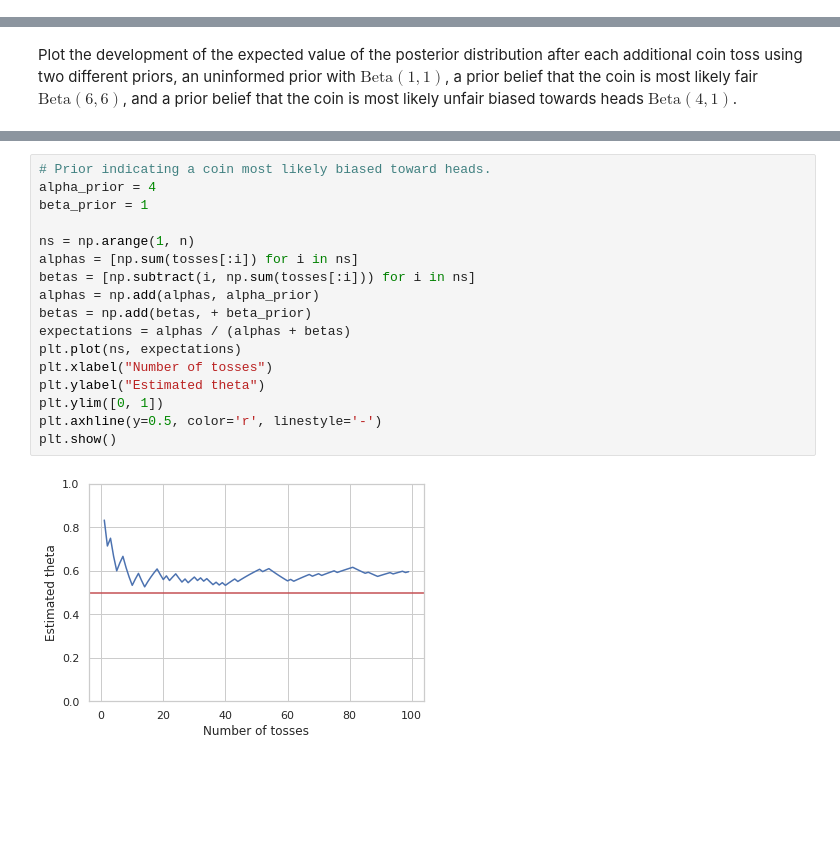
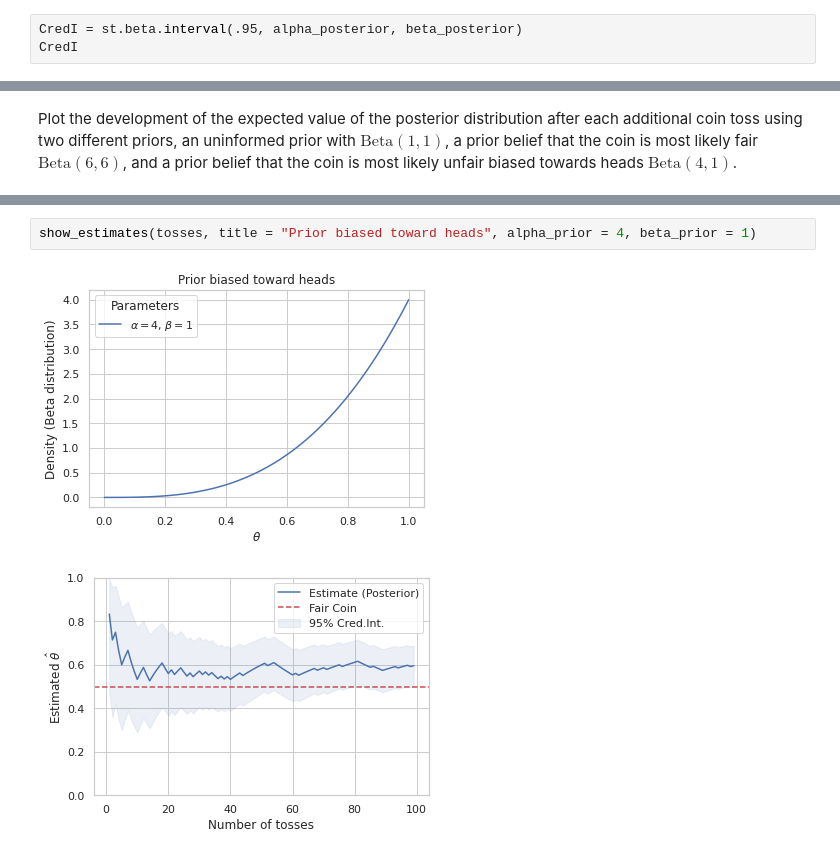
Before and after one commit to mhahsler/CS7320-AI, a Jupyter notebook: Uncertainty/Frequentist_vs_Bayesian.ipynb, the cells around one changed output, grey strips where cells are left out. Saved outputs shown, nothing was run; the diff lists cells and outputs as text; blank space fills up the shorter version.

```diff
--- a/Uncertainty/Frequentist_vs_Bayesian.ipynb
+++ b/Uncertainty/Frequentist_vs_Bayesian.ipynb
@@ -219,0 +255,3 @@ Plot the posterior
+# %%
+CredI = st.beta.interval(.95, alpha_posterior, beta_posterior)
+CredI
@@ -286,20 +313,6 @@ plt.show()
 # %%
-# Prior indicating a coin most likely biased toward heads.
-alpha_prior = 4
-beta_prior = 1
-
-ns = np.arange(1, n)
-alphas = [np.sum(tosses[:i]) for i in ns]
-betas = [np.subtract(i, np.sum(tosses[:i])) for i in ns]
-alphas = np.add(alphas, alpha_prior)
-betas = np.add(betas, + beta_prior)
-expectations = alphas / (alphas + betas)
-plt.plot(ns, expectations)
-plt.xlabel("Number of tosses")
-plt.ylabel("Estimated theta")
-plt.ylim([0, 1])
-plt.axhline(y=0.5, color='r', linestyle='-')
-plt.show()
+show_estimates(tosses, title = "Prior biased toward heads", alpha_prior = 4, beta_prior = 1)
 # %% [output]
-[figure, old version]
+[figure, new version]
+[figure, added]
 # %%
```
Also changed, not shown: parts of 16 cells of this notebook.
